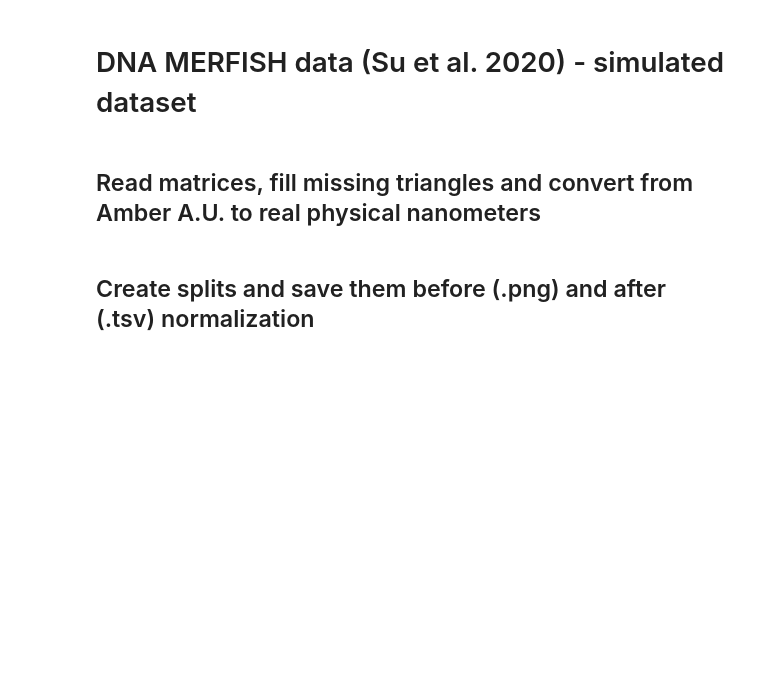
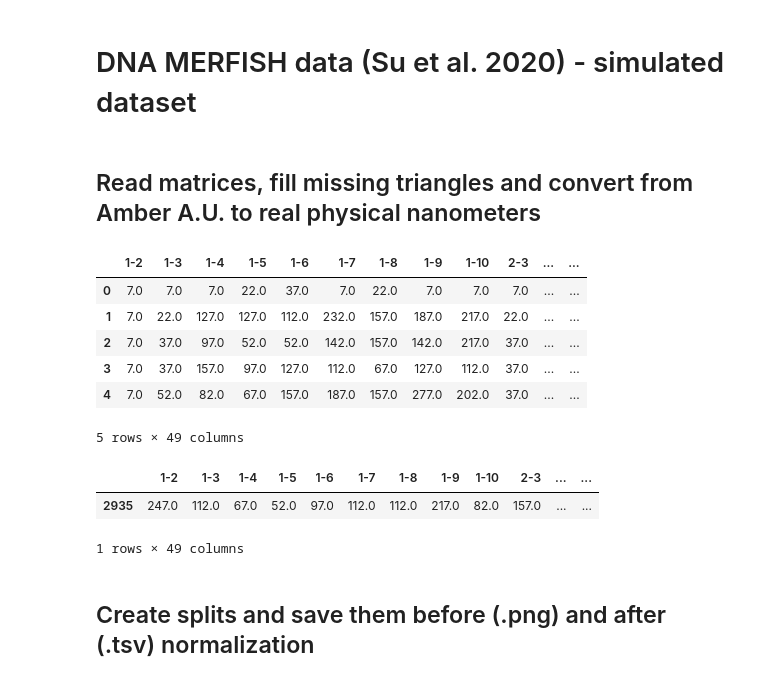
Before and after one commit to manuelfmerino/expression_prediction_AI, a Jupyter notebook: data_preprocessing.ipynb, the cells around one changed output. Saved outputs shown, nothing was run; the diff lists cells and outputs as text; code cells hidden in the pictures; blank space fills up the shorter version.

```diff
--- a/data_preprocessing.ipynb
+++ b/data_preprocessing.ipynb
@@ -115,7 +115,23 @@ samples
 ## Read matrices, fill missing triangles and convert from Amber A.U. to real physical nanometers
 # %%
 transc_data = pd.read_csv('../data/Su_2020/simulated_dataset/structures_transcription_data.tsv', sep='\t')
-transc_data = transc_data[['Transcription', 'structure']]
+#transc_data = transc_data[['Transcription', 'structure']]
+# %%
+transc_data.head()
+# %% [output]
+|  | 1-2 | 1-3 | 1-4 | 1-5 | 1-6 | 1-7 | 1-8 | 1-9 | 1-10 | 2-3 | ... | ... |
+| 0 | 7.0 | 7.0 | 7.0 | 22.0 | 37.0 | 7.0 | 22.0 | 7.0 | 7.0 | 7.0 | ... | ... |
+| 1 | 7.0 | 22.0 | 127.0 | 127.0 | 112.0 | 232.0 | 157.0 | 187.0 | 217.0 | 22.0 | ... | ... |
+| 2 | 7.0 | 37.0 | 97.0 | 52.0 | 52.0 | 142.0 | 157.0 | 142.0 | 217.0 | 37.0 | ... | ... |
+| 3 | 7.0 | 37.0 | 157.0 | 97.0 | 127.0 | 112.0 | 67.0 | 127.0 | 112.0 | 37.0 | ... | ... |
+| 4 | 7.0 | 52.0 | 82.0 | 67.0 | 157.0 | 187.0 | 157.0 | 277.0 | 202.0 | 37.0 | ... | ... |
+5 rows × 49 columns
+# %%
+transc_data[transc_data['structure'] == 1461610]
+# %% [output]
+|  | 1-2 | 1-3 | 1-4 | 1-5 | 1-6 | 1-7 | 1-8 | 1-9 | 1-10 | 2-3 | ... | ... |
+| 2935 | 247.0 | 112.0 | 67.0 | 52.0 | 97.0 | 112.0 | 112.0 | 217.0 | 82.0 | 157.0 | ... | ... |
+1 rows × 49 columns
 # %%
 original_mats_folder = '../data/Su_2020/simulated_dataset/matrices_AU_upper_diagonal'
 
```
Also changed, not shown: 1 other file.
